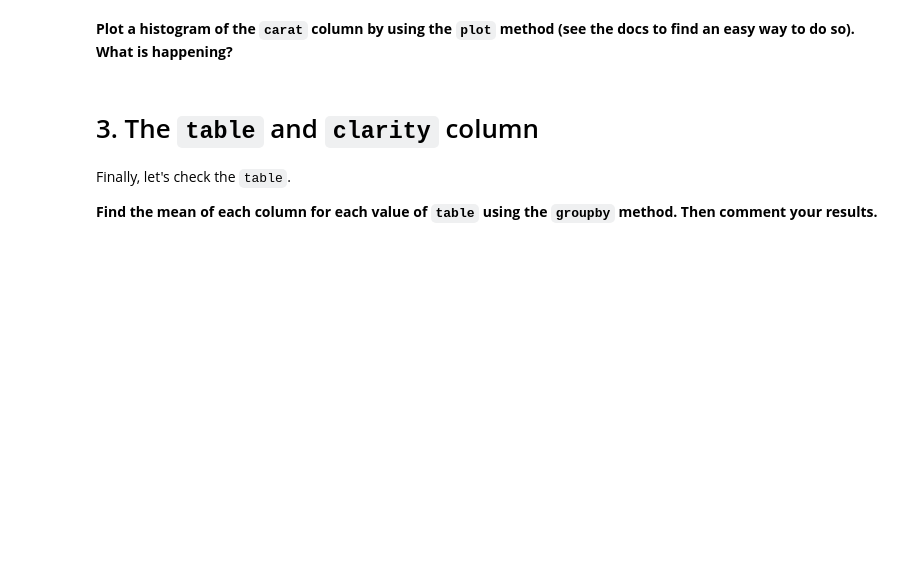
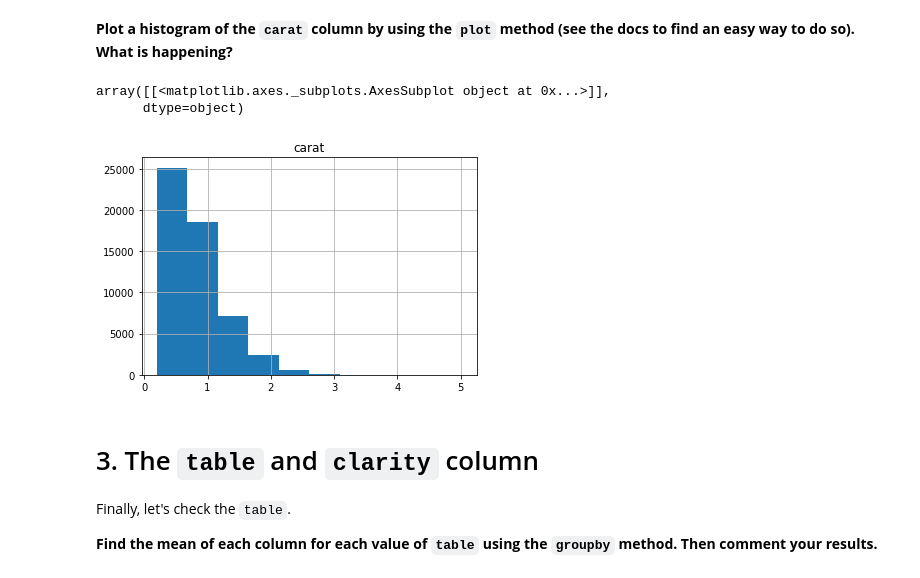
Before and after one commit to ta-data-lis/M2-mini-project1, a Jupyter notebook: 2.-EDA.ipynb, the cells around one changed output. Drawn from its saved outputs; the diff is of its cells as text; code cells hidden in the pictures; blank space fills up the shorter version.

```diff
--- a/2.-EDA.ipynb
+++ b/2.-EDA.ipynb
@@ -61,6 +143,12 @@ Let's check the `carat` (weight), since this could also be a potential factor fo
 **Plot a histogram of the `carat` column by using the `plot` method (see the docs to find an easy way to do so). What is happening?**
 # %%
 #your code here
+import numpy as np
+diamonds.hist('carat')
+# %% [output]
+array([[<matplotlib.axes._subplots.AxesSubplot object at 0x...>]],
+      dtype=object)
+[figure, added]
 # %% [markdown]
 # 3. The `table` and `clarity` column
 Finally, let's check the `table`.
```
Also changed, not shown: parts of 38 cells of this notebook, 2 other files.
